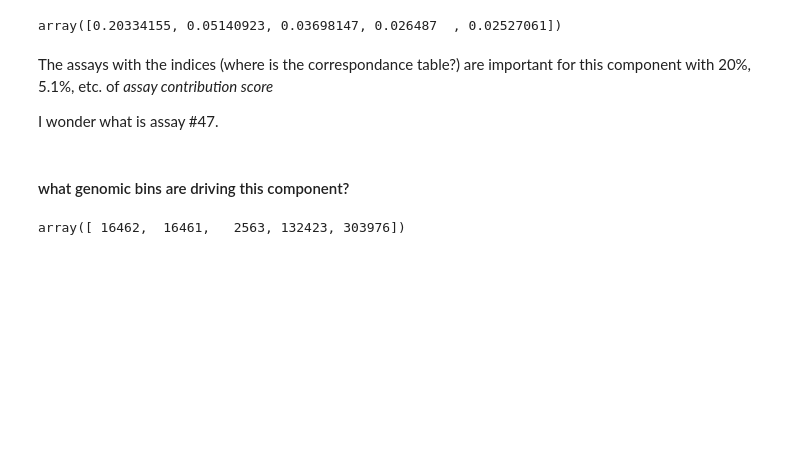
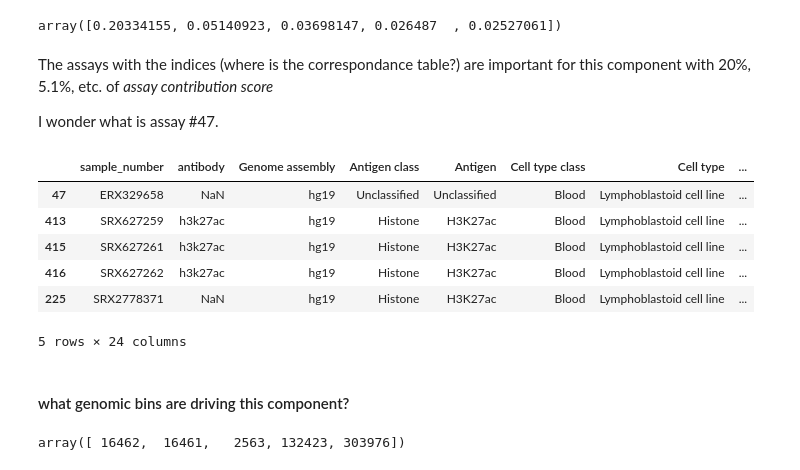
Before and after one commit to lkalesinskas/SNPs2ChIP, a Jupyter notebook: whichComponent/notebook/Asthma_rs4795397.ipynb, the cells around one changed output. Drawn from its saved outputs; the diff is of its cells as text; code cells hidden in the pictures; blank space fills up the shorter version.

```diff
--- a/whichComponent/notebook/Asthma_rs4795397.ipynb
+++ b/whichComponent/notebook/Asthma_rs4795397.ipynb
@@ -286,6 +304,16 @@ array([0.20334155, 0.05140923, 0.03698147, 0.026487  , 0.02527061])
 The assays with the indices (where is the correspondance table?) are important for this component with 20%, 5.1%, etc. of *assay contribution score*
 
 I wonder what is assay #47.
+# %%
+metadata.iloc[np.argsort(-u_dot_d_find_assay[:, component_idx])[:5], :]
+# %% [output]
+|  | sample_number | antibody | Genome assembly | Antigen class | Antigen | Cell type class | Cell type | ... |
+| 47 | ERX329658 | NaN | hg19 | Unclassified | Unclassified | Blood | Lymphoblastoid cell line | ... |
+| 413 | SRX627259 | h3k27ac | hg19 | Histone | H3K27ac | Blood | Lymphoblastoid cell line | ... |
+| 415 | SRX627261 | h3k27ac | hg19 | Histone | H3K27ac | Blood | Lymphoblastoid cell line | ... |
+| 416 | SRX627262 | h3k27ac | hg19 | Histone | H3K27ac | Blood | Lymphoblastoid cell line | ... |
+| 225 | SRX2778371 | NaN | hg19 | Histone | H3K27ac | Blood | Lymphoblastoid cell line | ... |
+5 rows × 24 columns
 # %% [markdown]
 #### what genomic bins are driving this component?
 # %%
```
Also changed, not shown: parts of 3 cells of this notebook, 4 other files.
